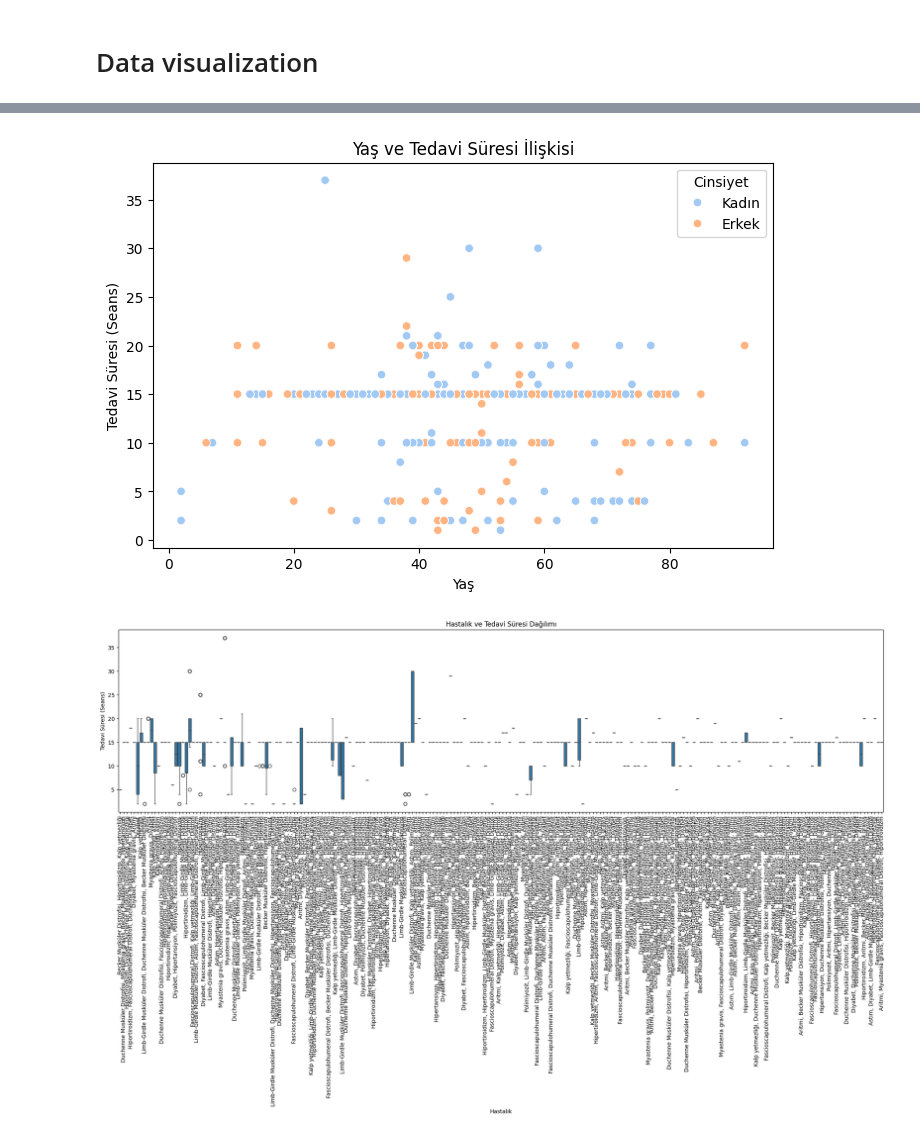
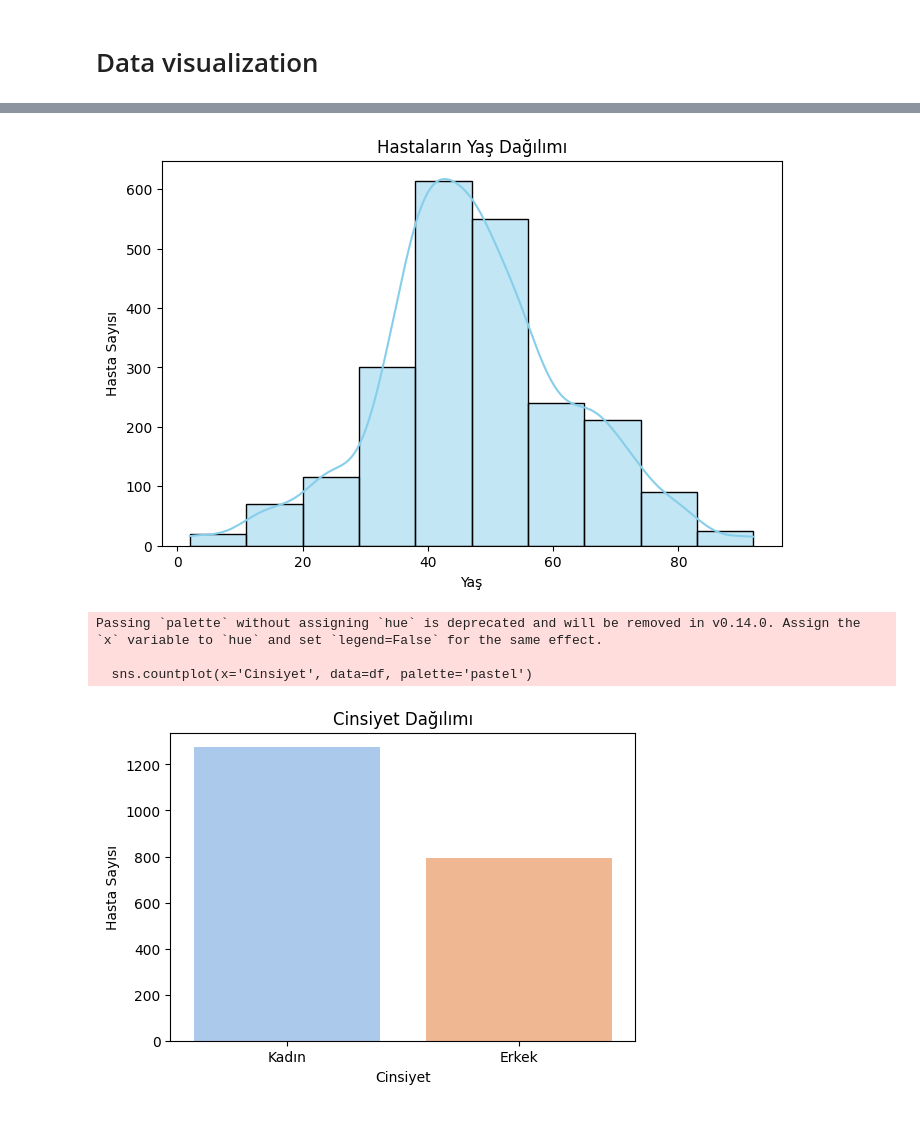
Before and after one commit to zeynepcicen/Pusula_Zeynep_Cicen, a Jupyter notebook: pusula_EDA.ipynb, the cells around one changed output, grey strips where cells are left out. Drawn from its saved outputs; the diff is of its cells as text; code cells hidden in the pictures.

```diff
--- a/pusula_EDA.ipynb
+++ b/pusula_EDA.ipynb
@@ -188,27 +174,47 @@ plt.show()
-# %%
-#Tedavi süresini sayısala çevirme
-
-# '5 Seans' → 5 olarak dönüştür
-df['TedaviSuresi_Sayisal'] = df['TedaviSuresi'].str.extract('(\d+)').astype(float)
-
-#Yaş ve Tedavi Süresi arasındaki ilişki (scatter plot)
-
-plt.figure(figsize=(8,5))
-sns.scatterplot(x='Yas', y='TedaviSuresi_Sayisal', hue='Cinsiyet', data=df, palette='pastel')
-plt.title('Yaş ve Tedavi Süresi İlişkisi')
-plt.xlabel('Yaş')
-plt.ylabel('Tedavi Süresi (Seans)')
-plt.show()
-
-#Hastalık ve tedavi süresi ilişkisi (boxplot)
-
-plt.figure(figsize=(25,6))
-sns.boxplot(x='KronikHastalik', y='TedaviSuresi_Sayisal', data=df)
-plt.xticks(rotation=90)
-plt.title('Hastalık ve Tedavi Süresi Dağılımı')
-plt.xlabel('Hastalık')
-plt.ylabel('Tedavi Süresi (Seans)')
-plt.show()
-# %% [output]
-[figure, removed]
-[figure, removed]
+# %%
+#Histograms
+import pandas as pd
+import matplotlib.pyplot as plt
+import seaborn as sns
+
+df = pd.read_excel("Talent_Academy_Case_DT_2025.xlsx")
+
+# 1. Yaş dağılım histogramı
+plt.figure(figsize=(8,5))
+sns.histplot(df['Yas'], bins=10, kde=True, color='skyblue')
+plt.title("Hastaların Yaş Dağılımı")
+plt.xlabel("Yaş")
+plt.ylabel("Hasta Sayısı")
+plt.show()
+
+# 2. Cinsiyet dağılımı (bar plot)
+plt.figure(figsize=(6,4))
+sns.countplot(x='Cinsiyet', data=df, palette='pastel')
+plt.title("Cinsiyet Dağılımı")
+plt.xlabel("Cinsiyet")
+plt.ylabel("Hasta Sayısı")
+plt.show()
+
+# 3. Tanılarla yaş dağılımı (boxplot)
+plt.figure(figsize=(50,6))
+sns.boxplot(x='Tanilar', y='Yas', data=df)
+plt.xticks(rotation=90)  # tanı isimleri uzun ise döndür
+plt.title("Tanılara Göre Yaş Dağılımı")
+plt.xlabel("Tanılar")
+plt.ylabel("Yaş")
+plt.show()
+
+# 4. Cinsiyet ve Tanılar ilişkisi (heatmap)
+tanilar_cinsiyet = pd.crosstab(df['Tanilar'], df['Cinsiyet'])
+plt.figure(figsize=(12,6))
+sns.heatmap(tanilar_cinsiyet, annot=True, fmt='d', cmap='YlGnBu')
+plt.title("Tanılar ve Cinsiyet İlişkisi")
+plt.xlabel("Cinsiyet")
+plt.ylabel("Tanılar")
+plt.show()
+# %% [output]
+[figure, added]
+Passing `palette` without assigning `hue` is deprecated and will be removed in v0.14.0. Assign the `x` variable to `hue` and set `legend=False` for the same effect.
+
+  sns.countplot(x='Cinsiyet', data=df, palette='pastel')
+[figure, added]
```
Also changed, not shown: parts of 9 cells of this notebook.
